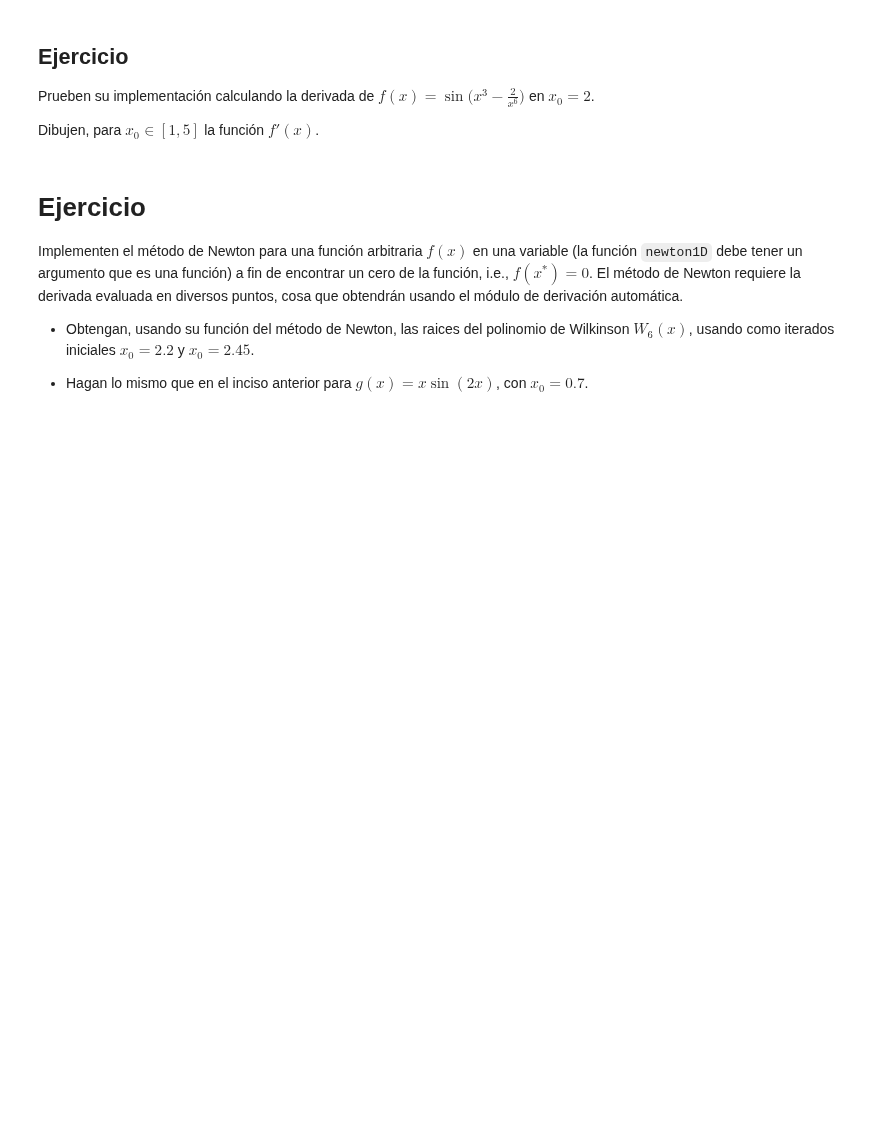
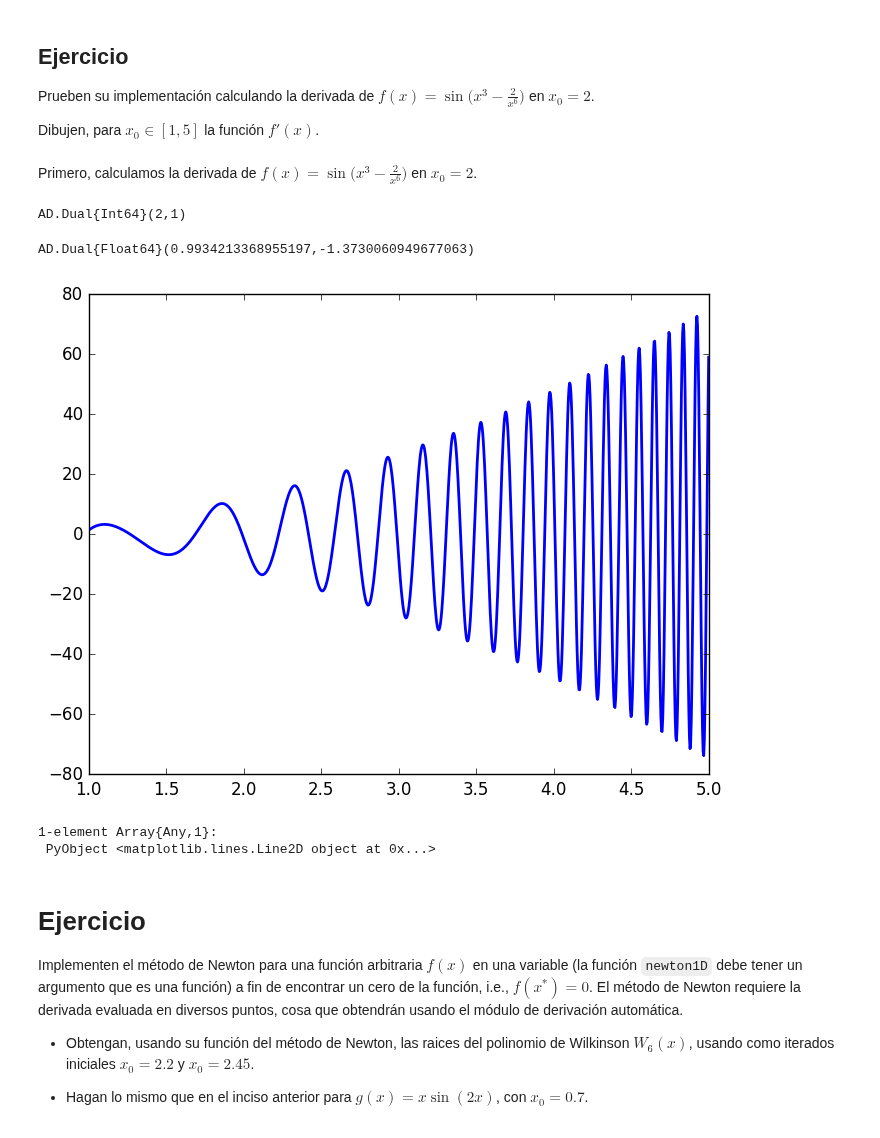
Before and after one commit to lbenet/2016-2_TSFisicaComputacional, a Jupyter notebook: tareas/yvestruz/Tarea5.ipynb, the cells around one changed output. Cells and saved outputs as stored; diff of their text form; code cells hidden in the pictures; blank space fills up the shorter version.

```diff
--- a/tareas/yvestruz/Tarea5.ipynb
+++ b/tareas/yvestruz/Tarea5.ipynb
@@ -101,6 +101,32 @@ Prueben su implementación calculando la derivada de $f(x) = \sin\Big(x^3 - \fra
 en $x_0 = 2$.
 
 Dibujen, para $x_0 \in [1,5]$ la función $f'(x)$.
+# %% [markdown]
+Primero, calculamos la derivada de $f(x) = \sin\Big(x^3 - \frac{2}{x^6}\Big)$
+en $x_0 = 2$.
+# %%
+f1(x)=sin(x) #definimos dos funciones pues es más ilustrativo utilizar una composición
+f2(x)=x^3-2/(x^6)
+a=Dual(2,1) #definimos el dual para evaluar las funciones (x,x'=1), donde x=x0=2
+# %% [output]
+AD.Dual{Int64}(2,1)
+# %%
+f1(f2(a))
+#según mathematica debería dar (0.9934213369,-1.384934906), por lo que el principal error es numérico en la derivada
+# %% [output]
+AD.Dual{Float64}(0.9934213368955197,-1.3730060949677063)
+# %%
+using PyPlot
+x = linspace(1,5,1000);  #defino un array para el dominio con 1000 puntos
+y = zeros(x) #inicializo un array para y con ceros del mismo tipo que x
+for j in 1:length(x)
+    y[j]=f1(f2(Dual(x[j],1))).der #y toma el dual evaluado en x y obtiene la derivada evaluada en ese punto
+end
+plot(x, y, color="blue", linewidth=2.0, linestyle="-")
+# %% [output]
+[figure, added]
+1-element Array{Any,1}:
+ PyObject <matplotlib.lines.Line2D object at 0x...>
 # %% [markdown]
 # Ejercicio
 
```
Also changed, not shown: parts of 3 cells of this notebook, 1 other file.
